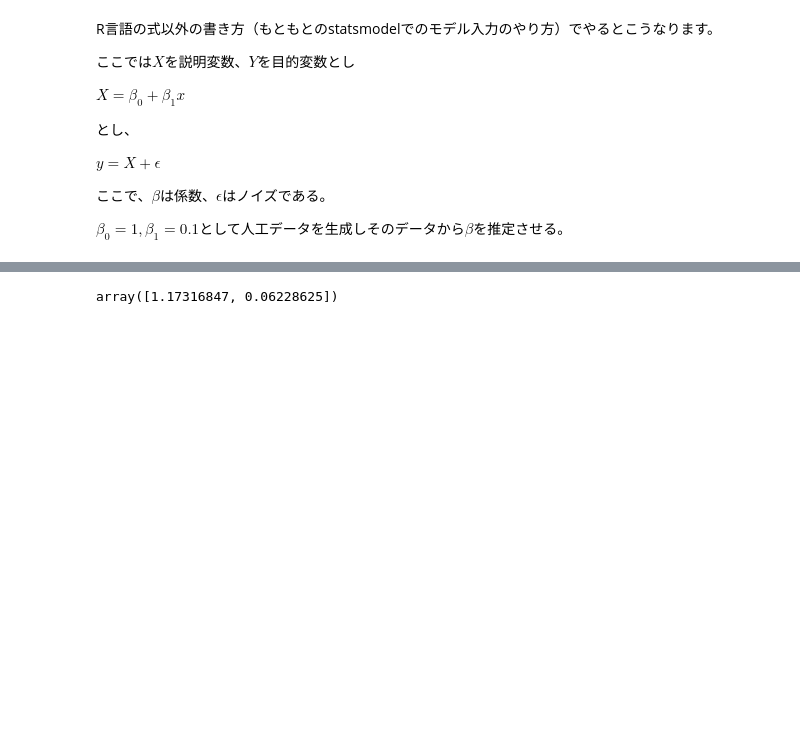
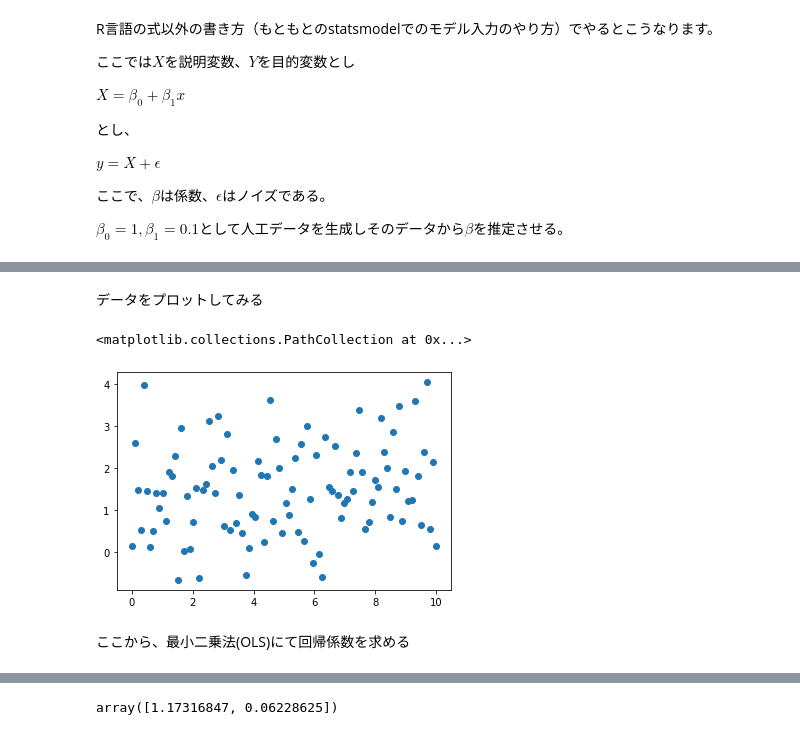
Before and after one commit to miwamasa/DataScience2022, a Jupyter notebook: notebooks/lecture5.ipynb, the cells around one changed output, grey strips where cells are left out. Cells and saved outputs as stored; diff of their text form; code cells hidden in the pictures; blank space fills up the shorter version.

```diff
--- a/notebooks/lecture5.ipynb
+++ b/notebooks/lecture5.ipynb
@@ -181,0 +188,9 @@ Notes:
+# %% [markdown]
+データをプロットしてみる
+# %%
+plt.scatter(x,y)
+# %% [output]
+<matplotlib.collections.PathCollection at 0x...>
+[figure, added]
+# %% [markdown]
+ここから、最小二乗法(OLS)にて回帰係数を求める
```
Also changed, not shown: parts of 13 cells of this notebook, 1 other file.
